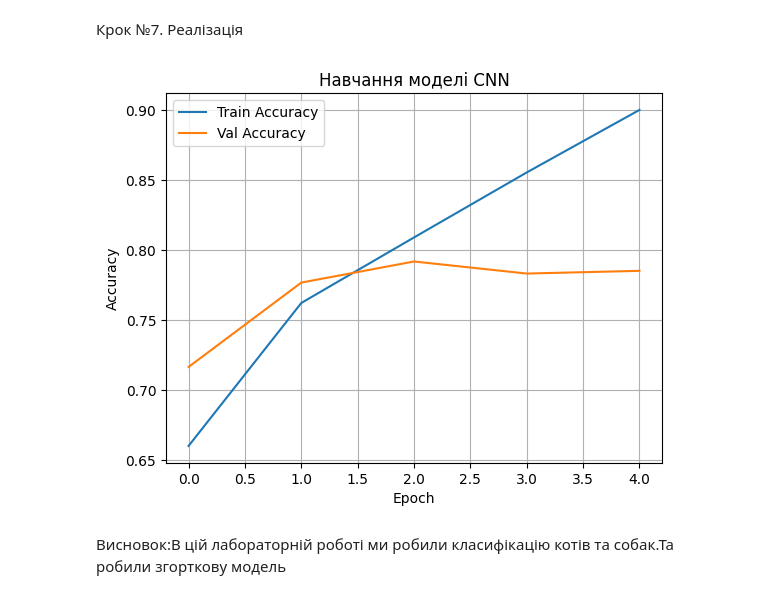
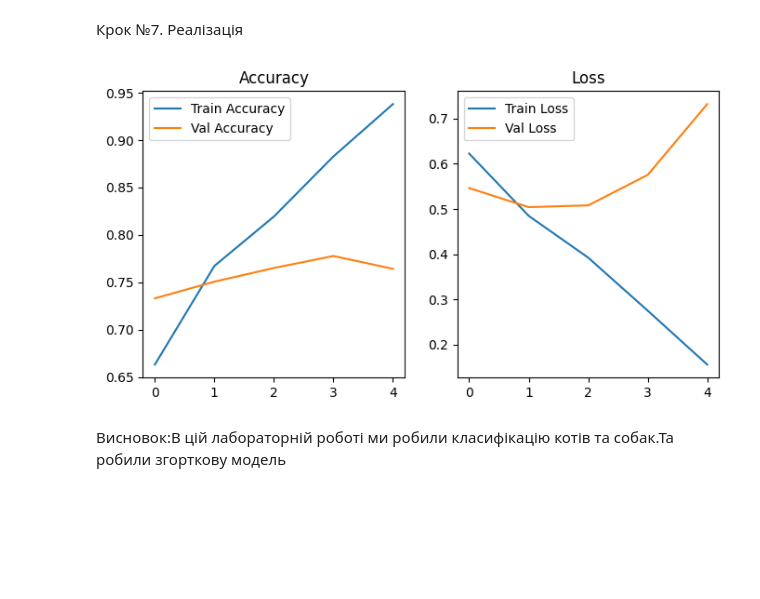
Before and after one commit to KovryakRuslan312005/MH-Kovryak-Ruslan-3-16, a Jupyter notebook: Ковряк Руслан Лаба №11.ipynb, the cells around one changed output. Saved outputs shown, nothing was run; the diff lists cells and outputs as text; code cells hidden in the pictures; blank space fills up the shorter version.

```diff
--- a/Ковряк Руслан Лаба №11.ipynb
+++ b/Ковряк Руслан Лаба №11.ipynb
@@ -44,15 +40,16 @@ test = test_data.map(format_example).batch(BATCH_SIZE)
 # %% [markdown]
 Крок №4. Будуємо моделі СNN
 # %%
-model = Sequential([
-    Conv2D(32, (3, 3), activation='relu', input_shape=(IMG_SIZE, IMG_SIZE, 3)),
-    MaxPooling2D(),
-    Conv2D(64, (3, 3), activation='relu'),
-    MaxPooling2D(),
-    Flatten(),
-    Dense(128, activation='relu'),
-    Dropout(0.5),
-    Dense(1, activation='sigmoid')
+model = tf.keras.Sequential([
+    tf.keras.layers.Conv2D(32, (3,3), activation='relu', input_shape=(IMG_SIZE, IMG_SIZE, 3)),
+    tf.keras.layers.MaxPooling2D(2,2),
+
+    tf.keras.layers.Conv2D(64, (3,3), activation='relu'),
+    tf.keras.layers.MaxPooling2D(2,2),
+
+    tf.keras.layers.Flatten(),
+    tf.keras.layers.Dense(128, activation='relu'),
+    tf.keras.layers.Dense(1, activation='sigmoid')  # 1 нейрон для 2 класів
 ])
 # %% [markdown]
 Крок №5. Компілюємо моделі
@@ -63,6 +60,10 @@ model.compile(optimizer='adam',
 # %% [markdown]
 Крок №6. Навчаємо моделі
 # %%
-history = model.fit(train, epochs=5, validation_data=test)
+history = model.fit(
+    train_batches,
+    validation_data=val_batches,
+    epochs=5
+)
 # %% [output]
 Epoch 1/5
@@ -78,15 +79,25 @@ Epoch 5/5
 # %% [markdown]
 Крок №7. Реалізація
-# %%
- plt.plot(history.history['accuracy'], label='Train Accuracy')
-plt.plot(history.history['val_accuracy'], label='Val Accuracy')
-plt.xlabel('Epoch')
-plt.ylabel('Accuracy')
-plt.title('Навчання моделі CNN')
-plt.legend()
-plt.grid(True)
-plt.show()
-# %% [output]
-[figure, removed]
+# %%
+ acc = history.history['accuracy']
+val_acc = history.history['val_accuracy']
+loss = history.history['loss']
+val_loss = history.history['val_loss']
+
+plt.figure(figsize=(8, 4))
+plt.subplot(1, 2, 1)
+plt.plot(acc, label='Train Accuracy')
+plt.plot(val_acc, label='Val Accuracy')
+plt.legend()
+plt.title('Accuracy')
+
+plt.subplot(1, 2, 2)
+plt.plot(loss, label='Train Loss')
+plt.plot(val_loss, label='Val Loss')
+plt.legend()
+plt.title('Loss')
+plt.show()
+# %% [output]
+[figure, added]
 # %% [markdown]
 Висновок:В цій лабораторній роботі ми робили класифікацію котів та собак.Та робили згорткову модель
```
Also changed, not shown: parts of 5 cells of this notebook.
